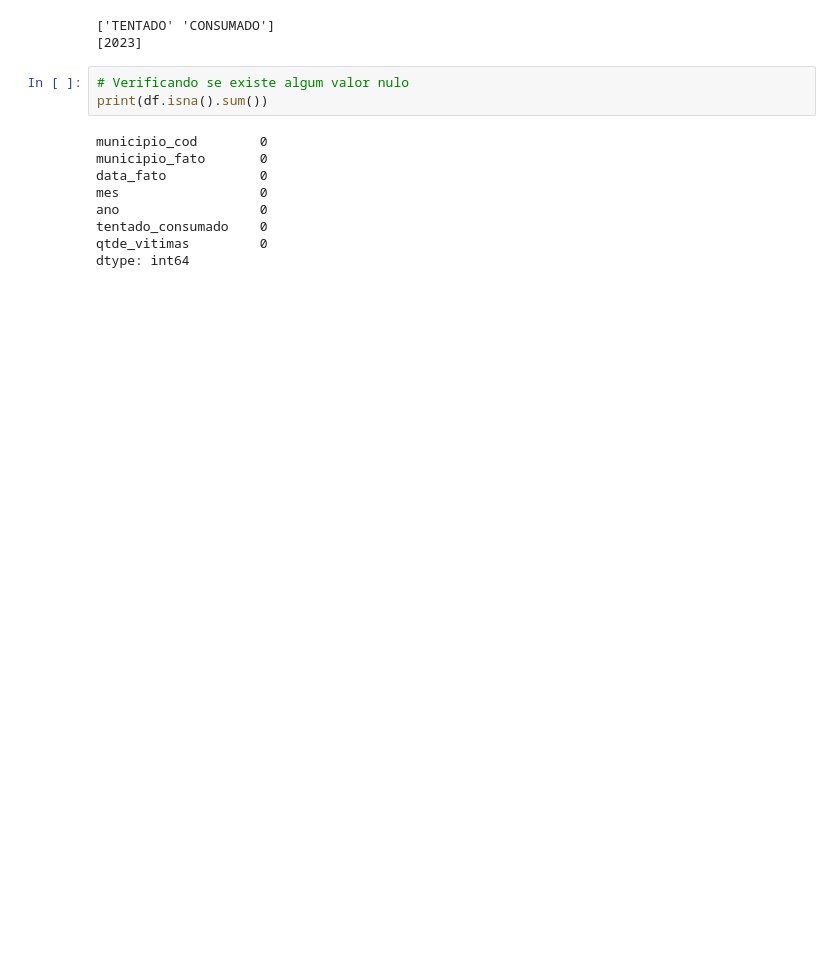
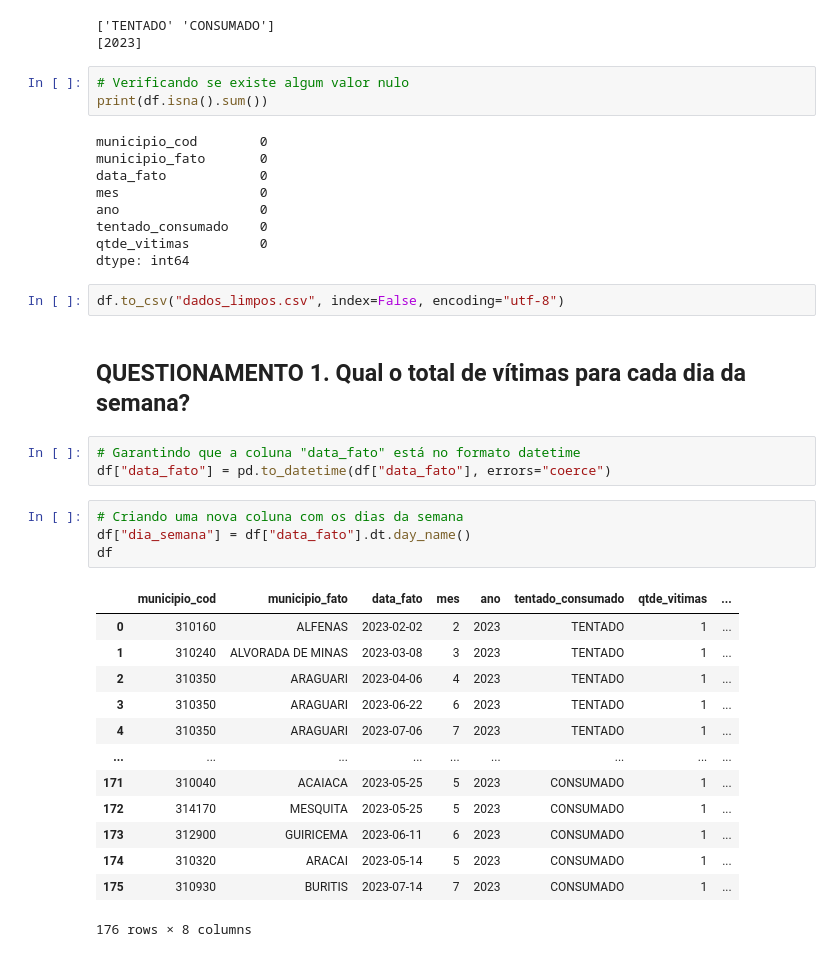
Before and after one commit to aline-hoffmann/scholarship-compass, a Jupyter notebook: Sprint_4/Desafio/etapa2.ipynb, the cells around one changed output. Cells and saved outputs as stored; diff of their text form; blank space fills up the shorter version.

```diff
--- a/Sprint_4/Desafio/etapa2.ipynb
+++ b/Sprint_4/Desafio/etapa2.ipynb
@@ -71,3 +72,28 @@ ano                  0
 tentado_consumado    0
 qtde_vitimas         0
 dtype: int64
+# %%
+df.to_csv("dados_limpos.csv", index=False, encoding="utf-8")
+# %% [markdown]
+## **QUESTIONAMENTO 1.** Qual o total de vítimas para cada dia da semana?
+# %%
+# Garantindo que a coluna "data_fato" está no formato datetime
+df["data_fato"] = pd.to_datetime(df["data_fato"], errors="coerce")
+# %%
+# Criando uma nova coluna com os dias da semana
+df["dia_semana"] = df["data_fato"].dt.day_name()
+df
+# %% [output]
+|  | municipio_cod | municipio_fato | data_fato | mes | ano | tentado_consumado | qtde_vitimas | ... |
+| 0 | 310160 | ALFENAS | 2023-02-02 | 2 | 2023 | TENTADO | 1 | ... |
+| 1 | 310240 | ALVORADA DE MINAS | 2023-03-08 | 3 | 2023 | TENTADO | 1 | ... |
+| 2 | 310350 | ARAGUARI | 2023-04-06 | 4 | 2023 | TENTADO | 1 | ... |
+| 3 | 310350 | ARAGUARI | 2023-06-22 | 6 | 2023 | TENTADO | 1 | ... |
+| 4 | 310350 | ARAGUARI | 2023-07-06 | 7 | 2023 | TENTADO | 1 | ... |
+| ... | ... | ... | ... | ... | ... | ... | ... | ... |
+| 171 | 310040 | ACAIACA | 2023-05-25 | 5 | 2023 | CONSUMADO | 1 | ... |
+| 172 | 314170 | MESQUITA | 2023-05-25 | 5 | 2023 | CONSUMADO | 1 | ... |
+| 173 | 312900 | GUIRICEMA | 2023-06-11 | 6 | 2023 | CONSUMADO | 1 | ... |
+| 174 | 310320 | ARACAI | 2023-05-14 | 5 | 2023 | CONSUMADO | 1 | ... |
+| 175 | 310930 | BURITIS | 2023-07-14 | 7 | 2023 | CONSUMADO | 1 | ... |
+176 rows × 8 columns
```
Also changed, not shown: parts of 15 cells of this notebook, 8 other files.
